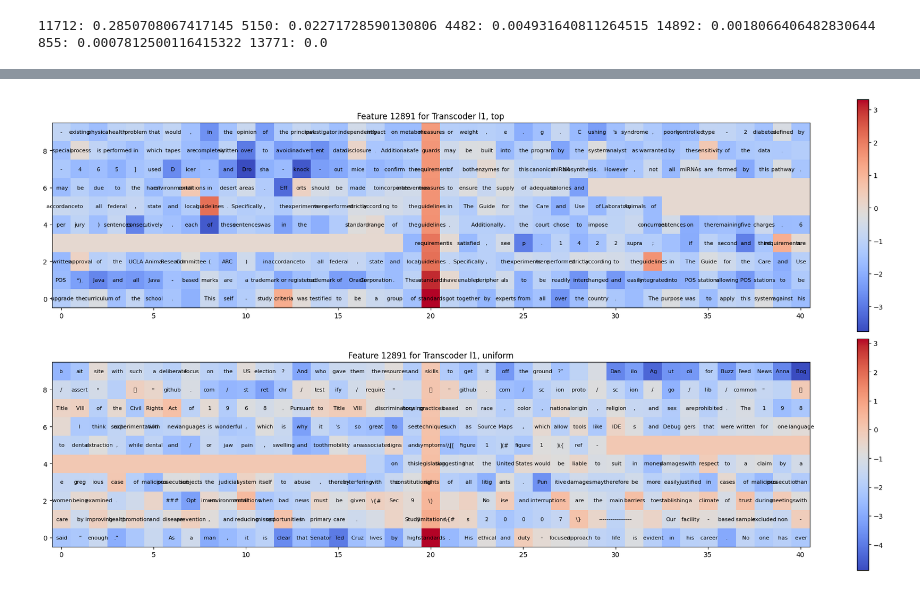
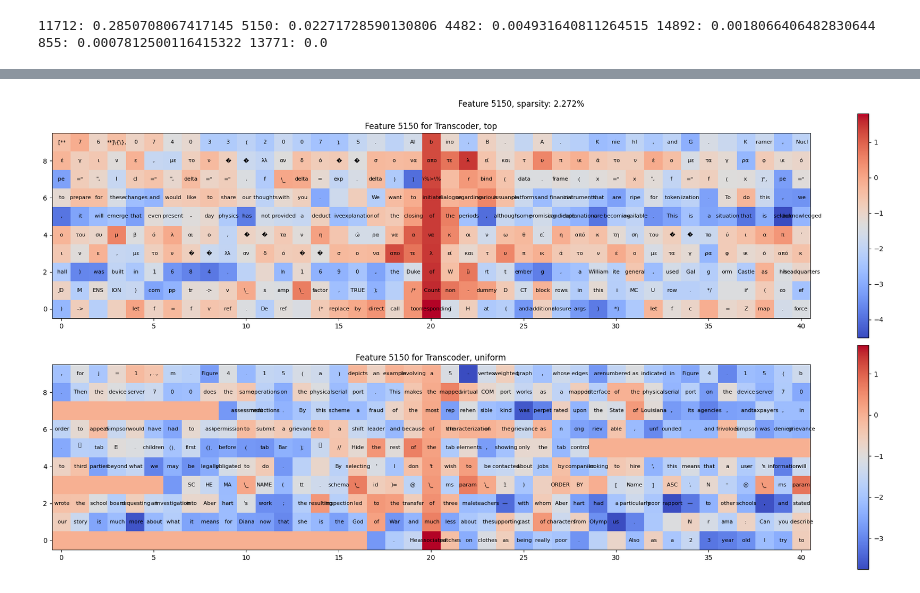
Before and after one commit to pchlenski/mlp_linearization, a Jupyter notebook: notebooks/11_find_5_gelu_1l_features.ipynb, the cells around one changed output, grey strips where cells are left out. Cells and saved outputs as stored; diff of their text form; code cells hidden in the pictures.

```diff
--- a/notebooks/11_find_5_gelu_1l_features.ipynb
+++ b/notebooks/11_find_5_gelu_1l_features.ipynb
@@ -96,7 +72,7 @@ print(" ".join([f"{x}: {freqs[x].item()}" for x in my_sample]))
 # %% [output]
 11712: 0.2850708067417145 5150: 0.02271728590130806 4482: 0.004931640811264515 14892: 0.0018066406482830644 855: 0.0007812500116415322 13771: 0.0
 # %%
-def set_and_visualize(feature_idx, l=0):
+def set_and_visualize(feature_idx):
     lin.set_feature(feature_idx, sae_name, num_batches=10)
 
     fig, axs = plt.subplots(2, 1, figsize=(20, 10))
@@ -110,7 +86,7 @@ def set_and_visualize(feature_idx, l=0):
         zero_negatives=False,
         ax=axs[0],
     )
-    axs[0].set_title(f"Feature {lin.feature_idx} for Transcoder l{l}, top")
+    axs[0].set_title(f"Feature {lin.feature_idx} for Transcoder, top")
 
     ax = visualize_topk(
         examples=lin.uniform_ranked_examples["examples"].detach().cpu().numpy(),
@@ -121,7 +97,9 @@ def set_and_visualize(feature_idx, l=0):
         zero_negatives=False,
         ax=axs[1],
     )
-    axs[1].set_title(f"Feature {lin.feature_idx} for Transcoder l{l}, uniform")
+    axs[1].set_title(f"Feature {lin.feature_idx} for Transcoder, uniform")
+
+    fig.suptitle(f"Feature {feature_idx}, sparsity: {100*lin.frequencies[sae_name][feature_idx]:.3f}%")
 
     plt.tight_layout()
     plt.show()
@@ -132,4 +110,4 @@ OutOfMemoryError: CUDA out of memory. Tried to allocate 1.47 GiB. GPU 0 has a to
 # %%
-set_and_visualize(my_sample[2], l=1)
+set_and_visualize(my_sample[1])
 # %% [output]
-[figure, old version]
+[figure, new version]
```
Also changed, not shown: parts of 5 cells of this notebook, 3 other files.
